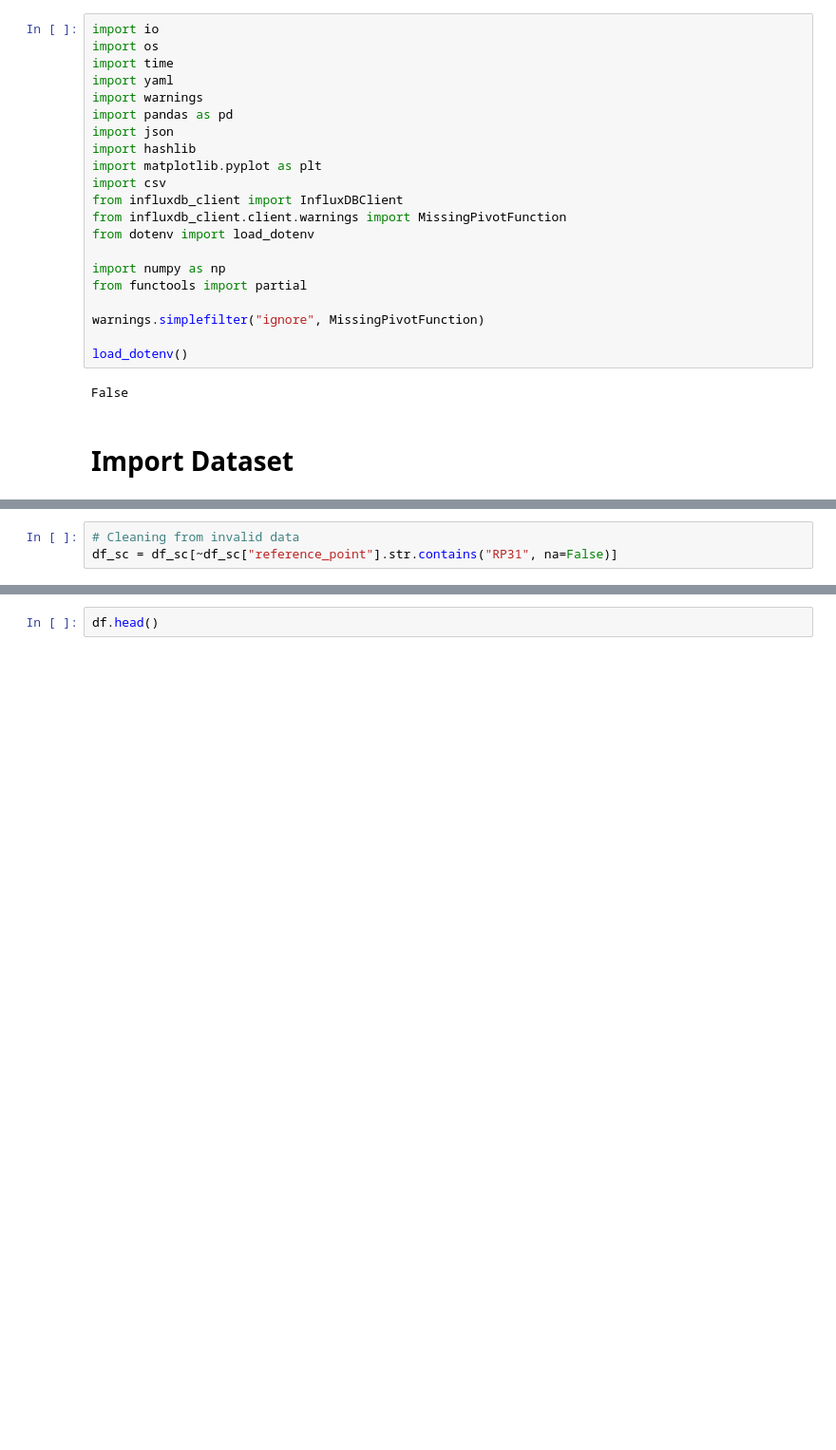
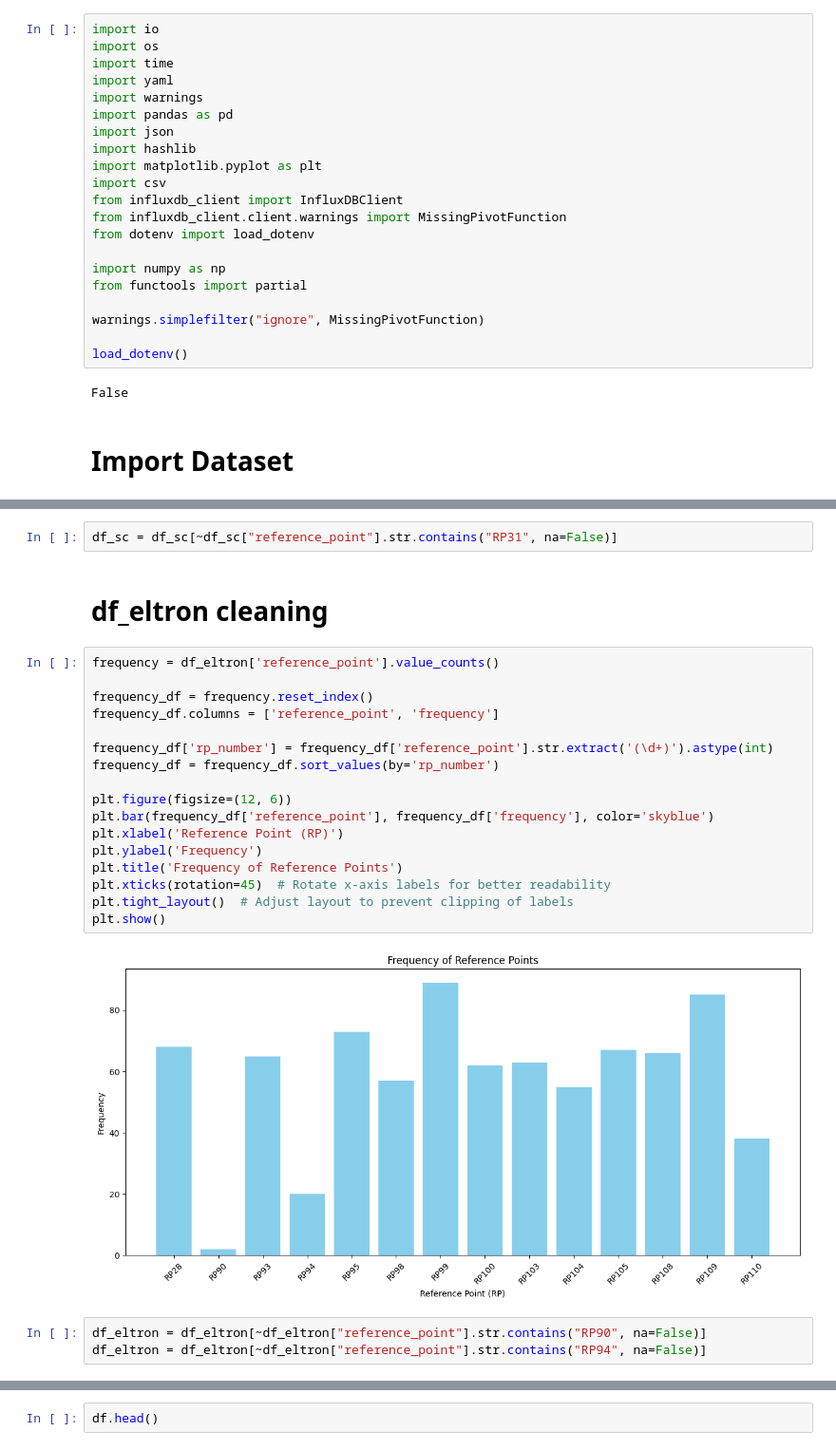
Before and after one commit to laurenchristyt/WiFi-Coverage-and-Capacity-Optimization-Access-Point-Localization-and-RSSI-Prediction-, a Jupyter notebook: location_data_cleaning.ipynb, the cells around one changed output, grey strips where cells are left out. Shown at 95% size. Saved outputs shown, nothing was run; the diff lists cells and outputs as text; blank space fills up the shorter version.

```diff
--- a/location_data_cleaning.ipynb
+++ b/location_data_cleaning.ipynb
@@ -95,3 +171,26 @@ df_eltron = pd.read_csv('half eltron.csv')
 # %%
-# Cleaning from invalid data
 df_sc = df_sc[~df_sc["reference_point"].str.contains("RP31", na=False)]
+# %% [markdown]
+# df_eltron cleaning
+# %%
+frequency = df_eltron['reference_point'].value_counts()
+
+frequency_df = frequency.reset_index()
+frequency_df.columns = ['reference_point', 'frequency']
+
+frequency_df['rp_number'] = frequency_df['reference_point'].str.extract('(\d+)').astype(int)
+frequency_df = frequency_df.sort_values(by='rp_number')
+
+plt.figure(figsize=(12, 6))
+plt.bar(frequency_df['reference_point'], frequency_df['frequency'], color='skyblue')
+plt.xlabel('Reference Point (RP)')
+plt.ylabel('Frequency')
+plt.title('Frequency of Reference Points')
+plt.xticks(rotation=45)  # Rotate x-axis labels for better readability
+plt.tight_layout()  # Adjust layout to prevent clipping of labels
+plt.show()
+# %% [output]
+[figure, added]
+# %%
+df_eltron = df_eltron[~df_eltron["reference_point"].str.contains("RP90", na=False)]
+df_eltron = df_eltron[~df_eltron["reference_point"].str.contains("RP94", na=False)]
```
Also changed, not shown: parts of 22 cells of this notebook, 26 other files.
